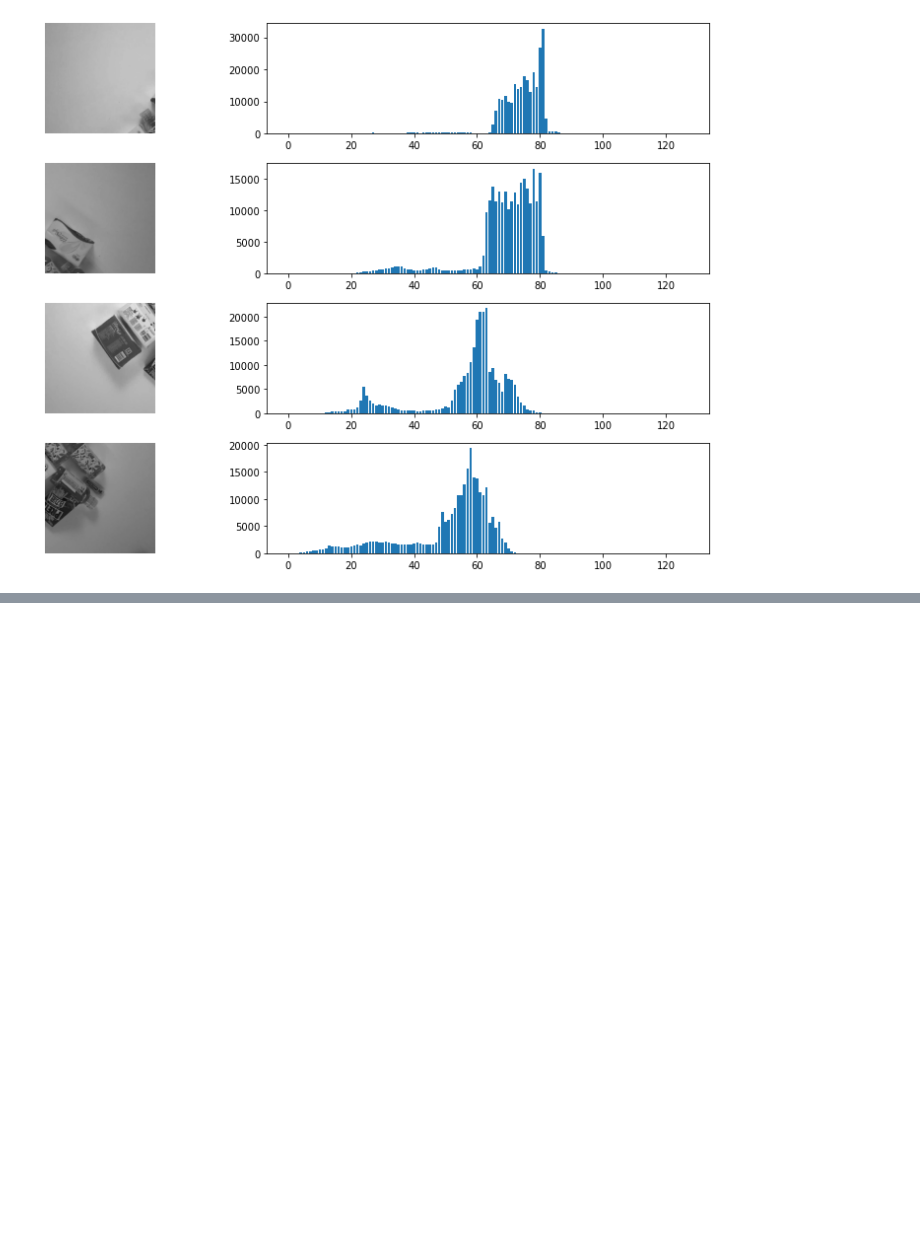
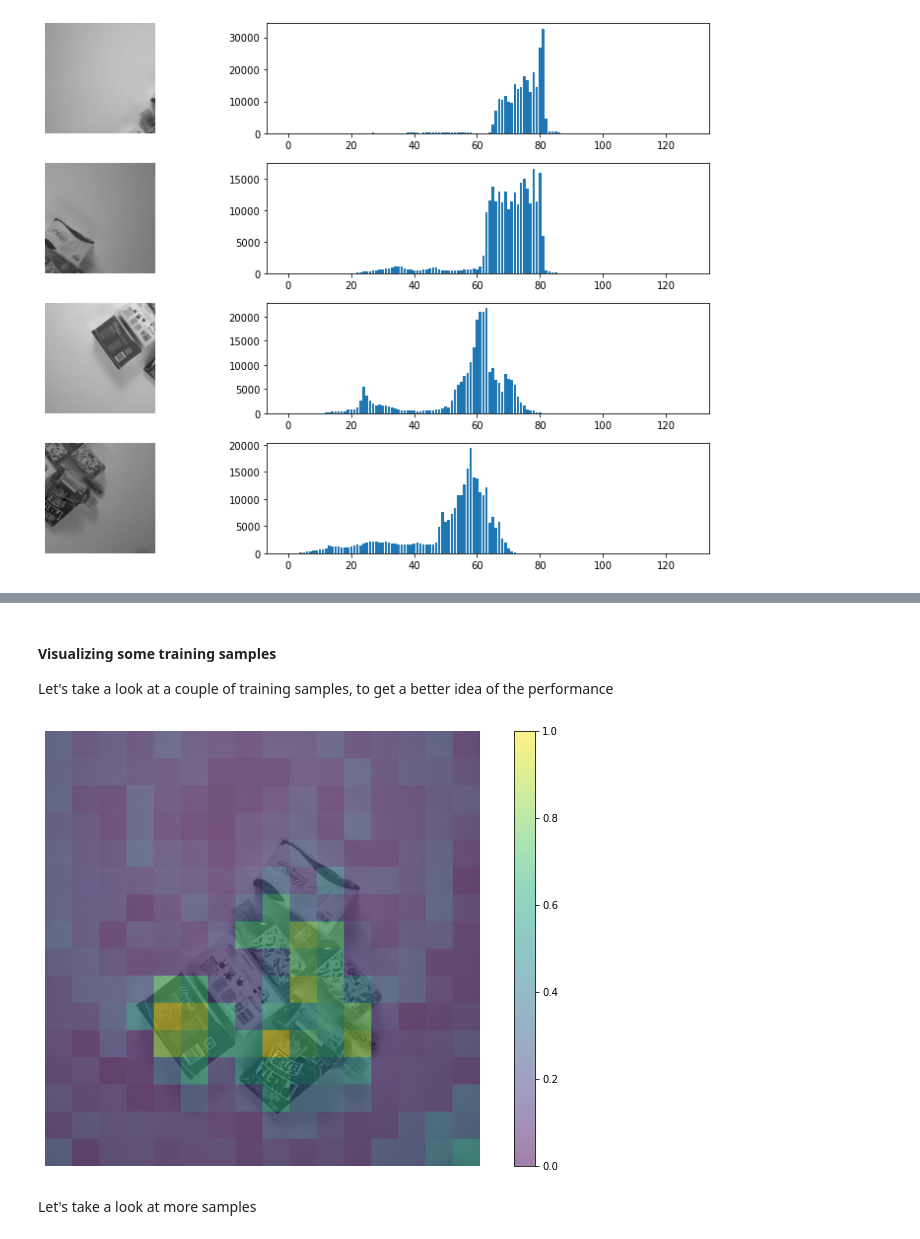
Before and after one commit to LuizGG/bounding-box-estimator, a Jupyter notebook: 03_algorithm.ipynb, the cells around one changed output, grey strips where cells are left out. Saved outputs shown, nothing was run; the diff lists cells and outputs as text; code cells hidden in the pictures; blank space fills up the shorter version.

```diff
--- a/03_algorithm.ipynb
+++ b/03_algorithm.ipynb
@@ -150,0 +218,18 @@ Now we have to wrap everything up. Read all our images, take the *n* patches of
+# %% [markdown]
+#### Visualizing some training samples
+
+Let's take a look at a couple of training samples, to get a better idea of the performance
+# %%
+ex_1 = train_imgs[0, :, :].copy()
+# %%
+ex_1_predictions = prediction_intensities(pipeline, ex_1, (64, 64))
+# %%
+ax = show_image(gray_train_val_images['id'][0], gray_train_val_images)
+im = ax.imshow(ex_1_predictions, alpha=0.5)
+
+fig.colorbar(im, ax=ax)
+plt.show()
+# %% [output]
+[figure, added]
+# %% [markdown]
+Let's take a look at more samples
```
Also changed, not shown: parts of 25 cells of this notebook, 3 other files.
